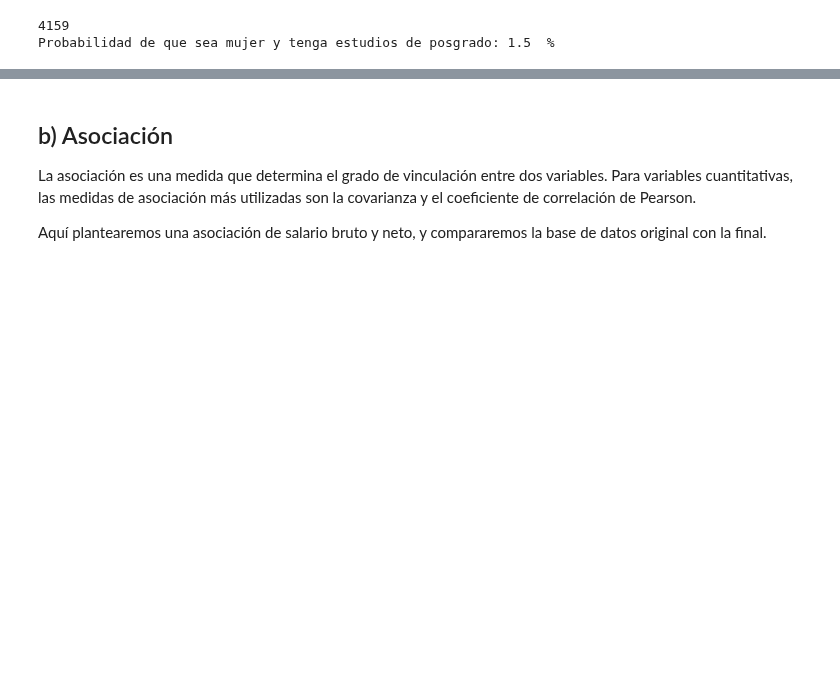
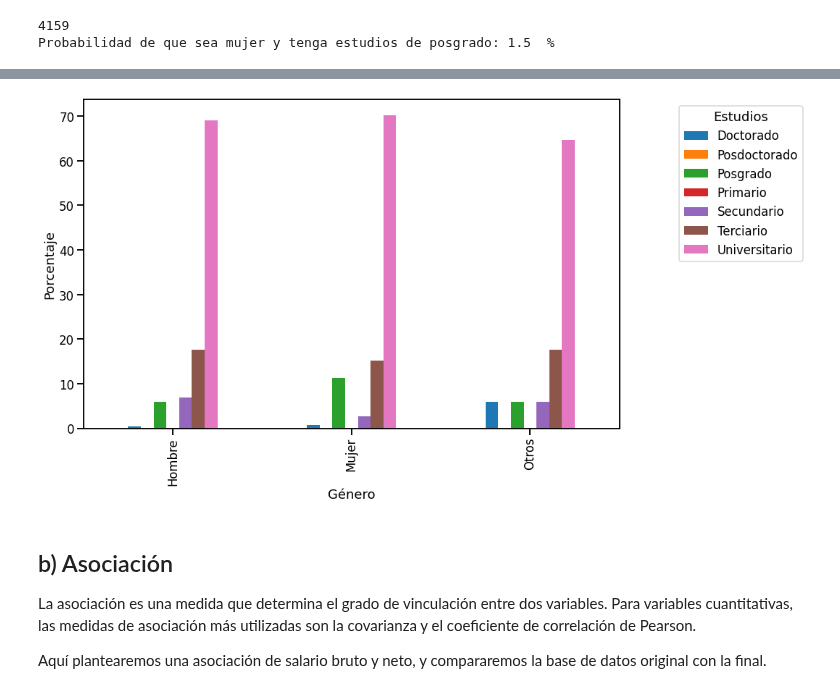
Before and after one commit to pablonicolasr/diplodatos-ayvd-2022-grupo32, a Jupyter notebook: BorradorPráctico1_v3.ipynb, the cells around one changed output, grey strips where cells are left out. Saved outputs shown, nothing was run; the diff lists cells and outputs as text; code cells hidden in the pictures; blank space fills up the shorter version.

```diff
--- a/BorradorPráctico1_v3.ipynb
+++ b/BorradorPráctico1_v3.ipynb
@@ -474,3 +474,14 @@ Text(37.5, 0.5, 'Género')
+# %%
+plot = pd.crosstab(index=df_final.profile_gender,
+            columns=df_final.profile_studies_level).apply(lambda r: r/r.sum() *100,
+                                              axis=1).plot(kind='bar', legend = False,figsize=(15,8))
+
+plt.ylabel("Porcentaje")
+plt.xlabel("Género")
+plt.legend(bbox_to_anchor=(1.1, 1.0), loc='upper left', title ="Estudios")
+plt.tight_layout()
+# %% [output]
+[figure, added]
 # %% [markdown]
 ## b) Asociación
 
```
Also changed, not shown: parts of 6 cells of this notebook.
